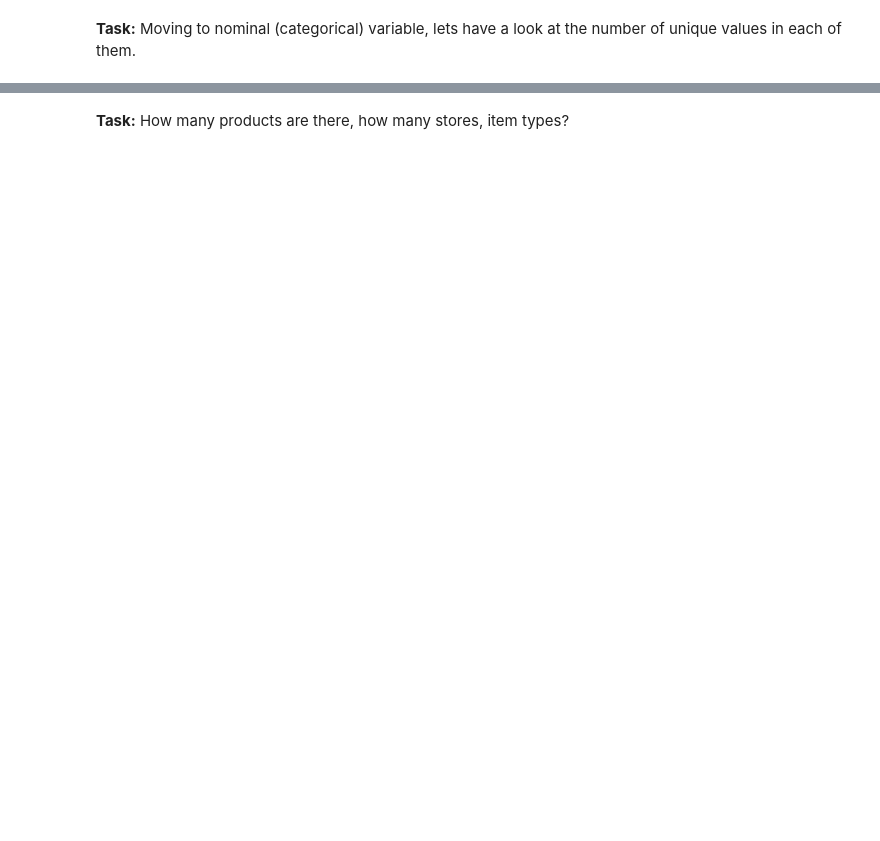
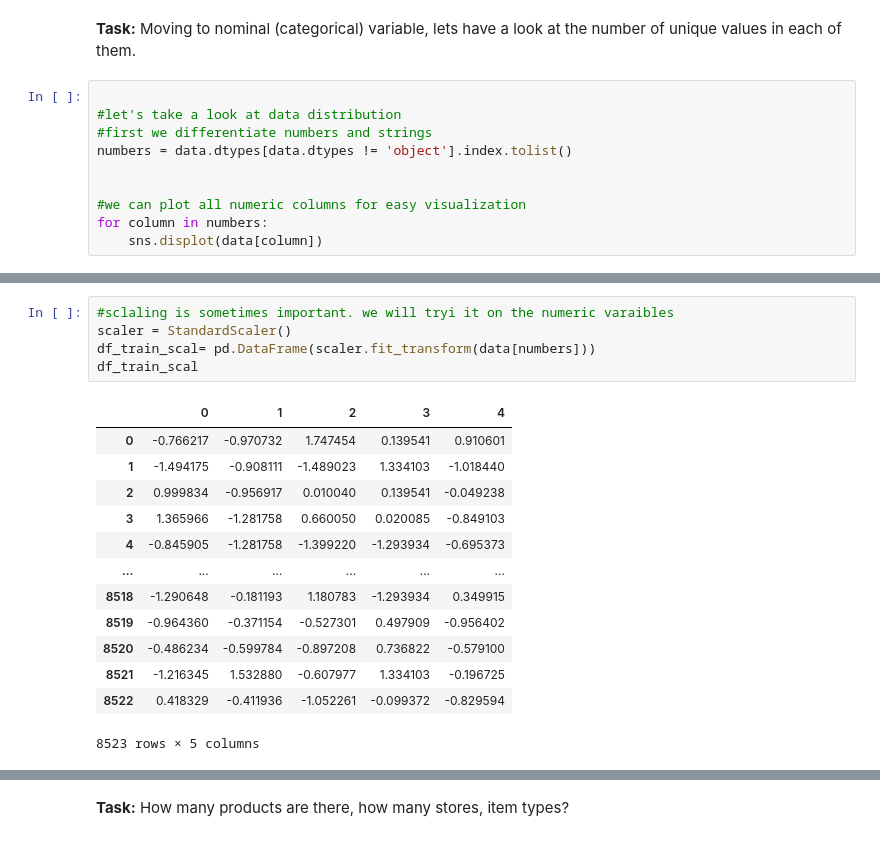
Before and after one commit to inn-ctrl/data-prep-feature-eng, a Jupyter notebook: Data_Prepration - Challenge.ipynb, the cells around one changed output, grey strips where cells are left out. Saved outputs shown, nothing was run; the diff lists cells and outputs as text; blank space fills up the shorter version.

Commit message:
first challenge attempted- some more answers to be added

```diff
--- a/Data_Prepration - Challenge.ipynb
+++ b/Data_Prepration - Challenge.ipynb
@@ -119,2 +146,12 @@ Do the min & max values make sense?
 # %% [markdown]
 **Task:** Moving to nominal (categorical) variable, lets have a look at the number of unique values in each of them.
+# %%
+
+#let's take a look at data distribution
+#first we differentiate numbers and strings
+numbers = data.dtypes[data.dtypes != 'object'].index.tolist()
+
+
+#we can plot all numeric columns for easy visualization
+for column in numbers:
+    sns.displot(data[column])
@@ -120,0 +164,19 @@ Do the min & max values make sense?
+# %%
+#sclaling is sometimes important. we will tryi it on the numeric varaibles
+scaler = StandardScaler()
+df_train_scal= pd.DataFrame(scaler.fit_transform(data[numbers]))
+df_train_scal
+# %% [output]
+|  | 0 | 1 | 2 | 3 | 4 |
+| 0 | -0.766217 | -0.970732 | 1.747454 | 0.139541 | 0.910601 |
+| 1 | -1.494175 | -0.908111 | -1.489023 | 1.334103 | -1.018440 |
+| 2 | 0.999834 | -0.956917 | 0.010040 | 0.139541 | -0.049238 |
+| 3 | 1.365966 | -1.281758 | 0.660050 | 0.020085 | -0.849103 |
+| 4 | -0.845905 | -1.281758 | -1.399220 | -1.293934 | -0.695373 |
+| ... | ... | ... | ... | ... | ... |
+| 8518 | -1.290648 | -0.181193 | 1.180783 | -1.293934 | 0.349915 |
+| 8519 | -0.964360 | -0.371154 | -0.527301 | 0.497909 | -0.956402 |
+| 8520 | -0.486234 | -0.599784 | -0.897208 | 0.736822 | -0.579100 |
+| 8521 | -1.216345 | 1.532880 | -0.607977 | 1.334103 | -0.196725 |
+| 8522 | 0.418329 | -0.411936 | -1.052261 | -0.099372 | -0.829594 |
+8523 rows × 5 columns
```
Also changed, not shown: parts of 8 cells of this notebook.
